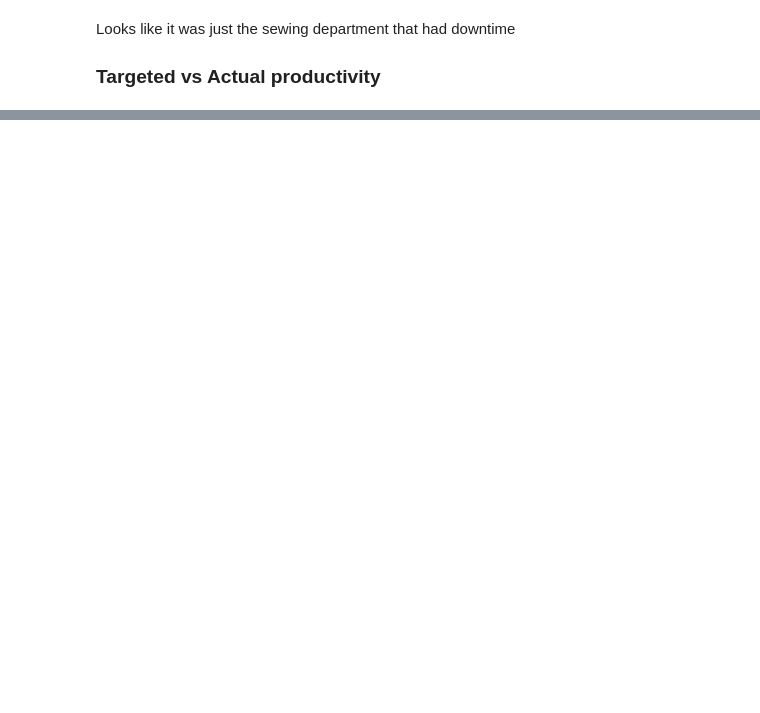
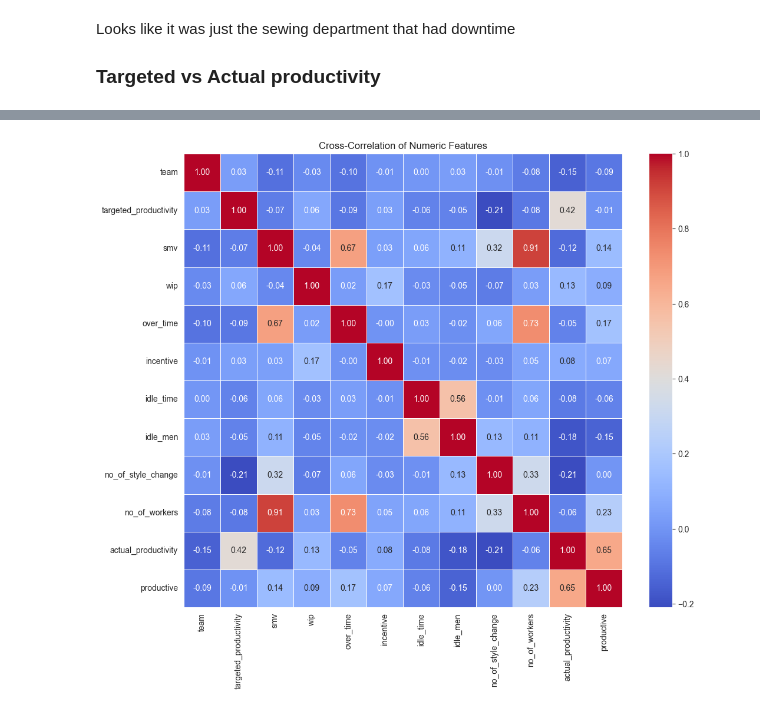
Before and after one commit to SJWallace/Dataquest, a Jupyter notebook: Guided Project - Predicting Employee Producitivty Using Tree Models/main.ipynb, the cells around one changed output, grey strips where cells are left out. Cells and saved outputs as stored; diff of their text form; code cells hidden in the pictures; blank space fills up the shorter version.

```diff
--- a/Guided Project - Predicting Employee Producitivty Using Tree Models/main.ipynb
+++ b/Guided Project - Predicting Employee Producitivty Using Tree Models/main.ipynb
@@ -234 +281,15 @@ plt.show()
+# %%
+# Select only numeric columns for cross-correlation
+numeric_features = df.select_dtypes(include=['number'])
+
+# Calculate the correlation matrix for numeric features
+correlation_matrix = numeric_features.corr()
+
+# Plot the correlation heatmap
+plt.figure(figsize=(12, 10))
+sns.heatmap(correlation_matrix, annot=True, cmap='coolwarm', fmt='.2f', linewidths=0.5)
+plt.title("Cross-Correlation of Numeric Features")
+plt.show()
+# %% [output]
+[figure, added]
 # %% [markdown]
```
Also changed, not shown: parts of 32 cells of this notebook, 1 other file.
